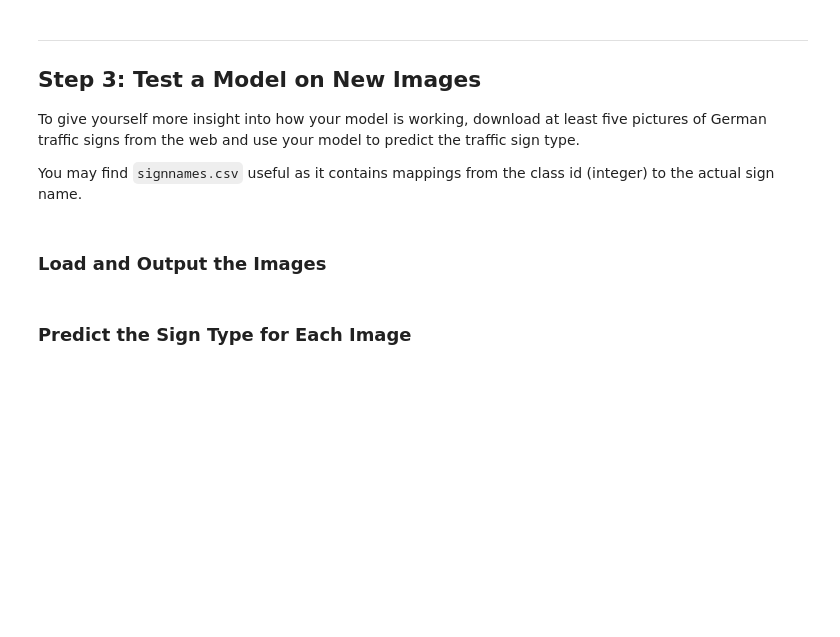
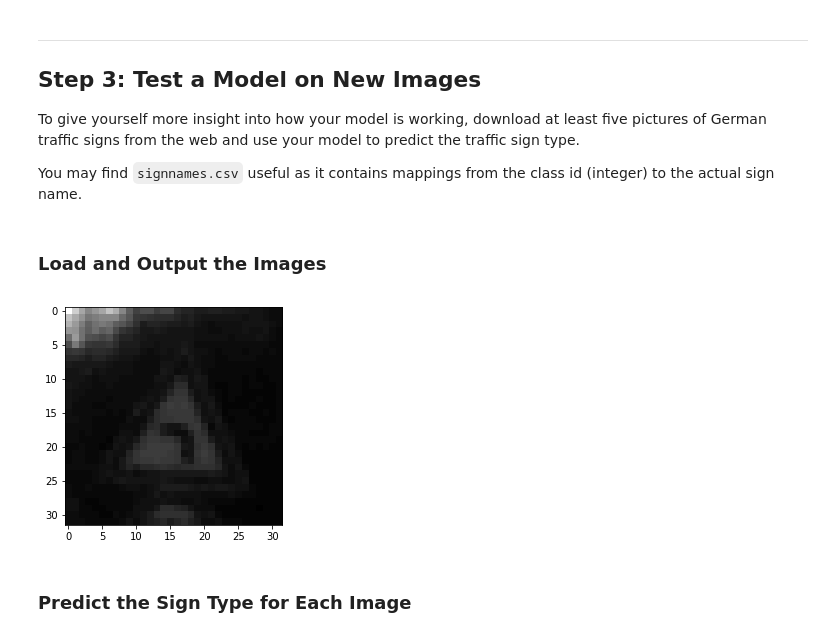
Before and after one commit to wizardkeven/Guokai-Traffic-Sign-Classifier-Project, a Jupyter notebook: Traffic_Sign_Classifier.ipynb, the cells around one changed output. Saved outputs shown, nothing was run; the diff lists cells and outputs as text; code cells hidden in the pictures; blank space fills up the shorter version.

```diff
--- a/Traffic_Sign_Classifier.ipynb
+++ b/Traffic_Sign_Classifier.ipynb
@@ -805,13 +835,15 @@ You may find `signnames.csv` useful as it contains mappings from the class id (i
 # %%
 ### Load the images and plot them here.
 ### Feel free to use as many code cells as needed.
 testshow = X_test[235]
 # testshow = grayscale(testshow)
 # plt.imshow(testshow)
 # plt.show()
-testshow = mean_std_norm(testshow)
-plt.imshow(testshow)
+testshow = pre_process(testshow)
+plt.imshow(testshow,cmap='gray')
 plt.show()
+# %% [output]
+[figure, added]
 # %% [markdown]
 ### Predict the Sign Type for Each Image
 # %%
```
Also changed, not shown: parts of 21 cells of this notebook, 1 other file.
